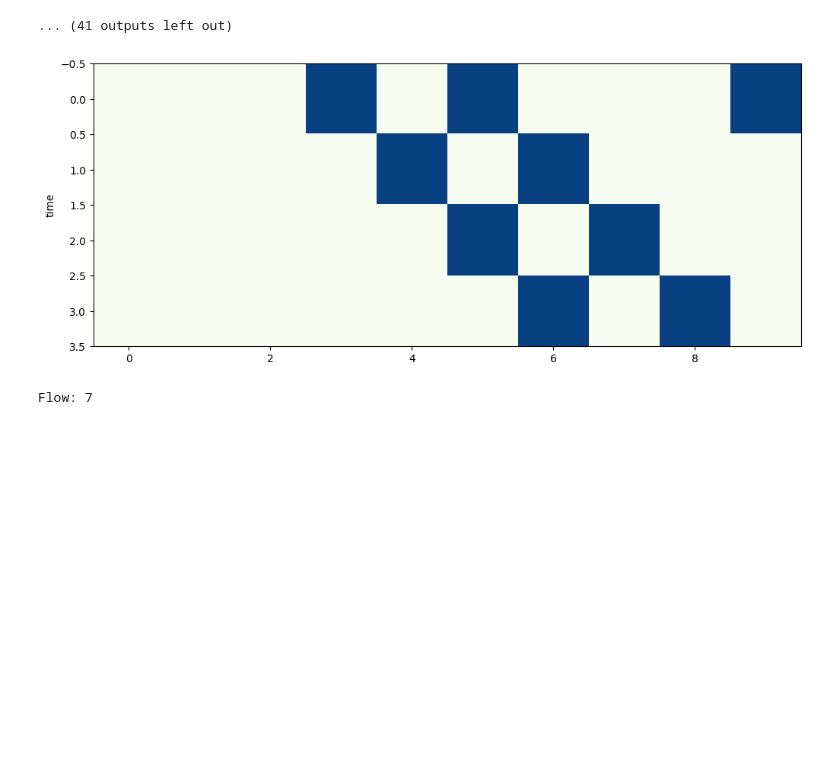
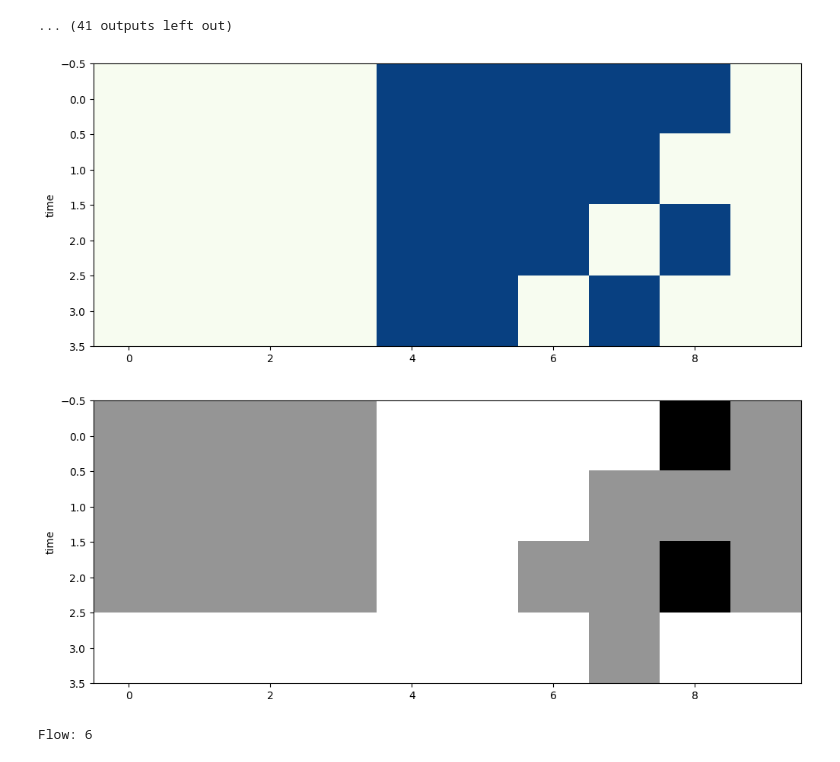
Before and after one commit to ThomasTenDamme/CSS-Group1, a Jupyter notebook: nb.ipynb, the cells around one changed output. Drawn from its saved outputs; the diff is of its cells as text; code cells hidden in the pictures; blank space fills up the shorter version.

Commit message:
Using the new flow to find critical points

```diff
--- a/nb.ipynb
+++ b/nb.ipynb
@@ -191,42 +191,47 @@ importlib.reload(modules)
 from modules import run_model_stochastic
 from modules import calculate_flow_nasch
 
-p = 0.5
+p = 0.4
 L = 10
 T = int(L / 2)
 T = 3
 n = 1
 
-lifespan_counter, jam_size_counter, evolutions = run_model_stochastic(p, L, T, n, v_max=1, p_slowdown = 0, return_evolutions=True)
+lifespan_counter, jam_size_counter, evolutions = run_model_stochastic(p, L, T, n, v_max=3, p_slowdown = 0, return_evolutions=True)
 
 # plt.figure(figsize=(12,6))
 # plt.title(f'Jam Lifespans')
 # plt.loglog(range(1, int(max(lifespan_counter.keys()))), [lifespan_counter[i] for i in range(1, int(max(lifespan_counter.keys())))], 'o')
 # plt.xlabel('Jam lifespan')
 # plt.ylabel('Number of jams')
 
 # # Add a vertical line at T
 # plt.axvline(x=T, color='red', linestyle='--')
 # plt.show()
 
 # plt.figure(figsize=(12,6))
 # plt.title(f'Jam Sizes')
 # plt.loglog(range(1, int(max(jam_size_counter.keys()))), [jam_size_counter[i] for i in range(1, int(max(jam_size_counter.keys())))], 'o')
 # plt.xlabel('Jam size')
 # plt.ylabel('Number of jams')
 # plt.show()
 
 evolution = evolutions[0]
 
 location_evolution = [[x[0] for x in line] for line in evolution]
+speed_evolution = [[x[1] for x in line] for line in evolution]
 
 flow = calculate_flow_nasch(evolution)
 
 # plot the car evolution
 fig, ax = plt.subplots(figsize=(12, 6))  # Adjust the size as needed
 cpl.plot(location_evolution, colormap='GnBu')
 
+fig, ax = plt.subplots(figsize=(12, 6))  # Adjust the size as needed
+cpl.plot(speed_evolution, colormap='Grays')
+
 print(f"Flow: {flow}")
 # %% [output]
-[figure, old version]
+[figure, new version]
+[figure, added]
-Flow: 7
+Flow: 6
```
Also changed, not shown: parts of 2 cells of this notebook.
